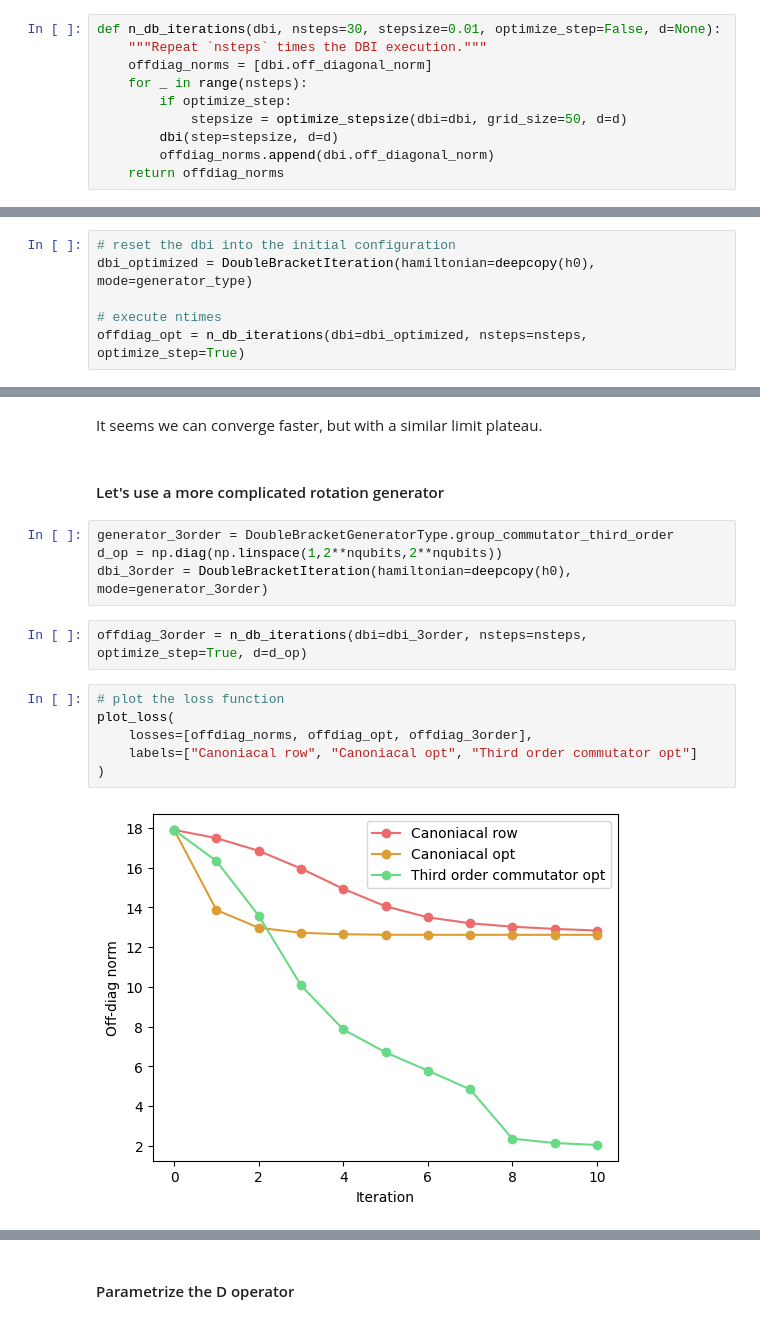
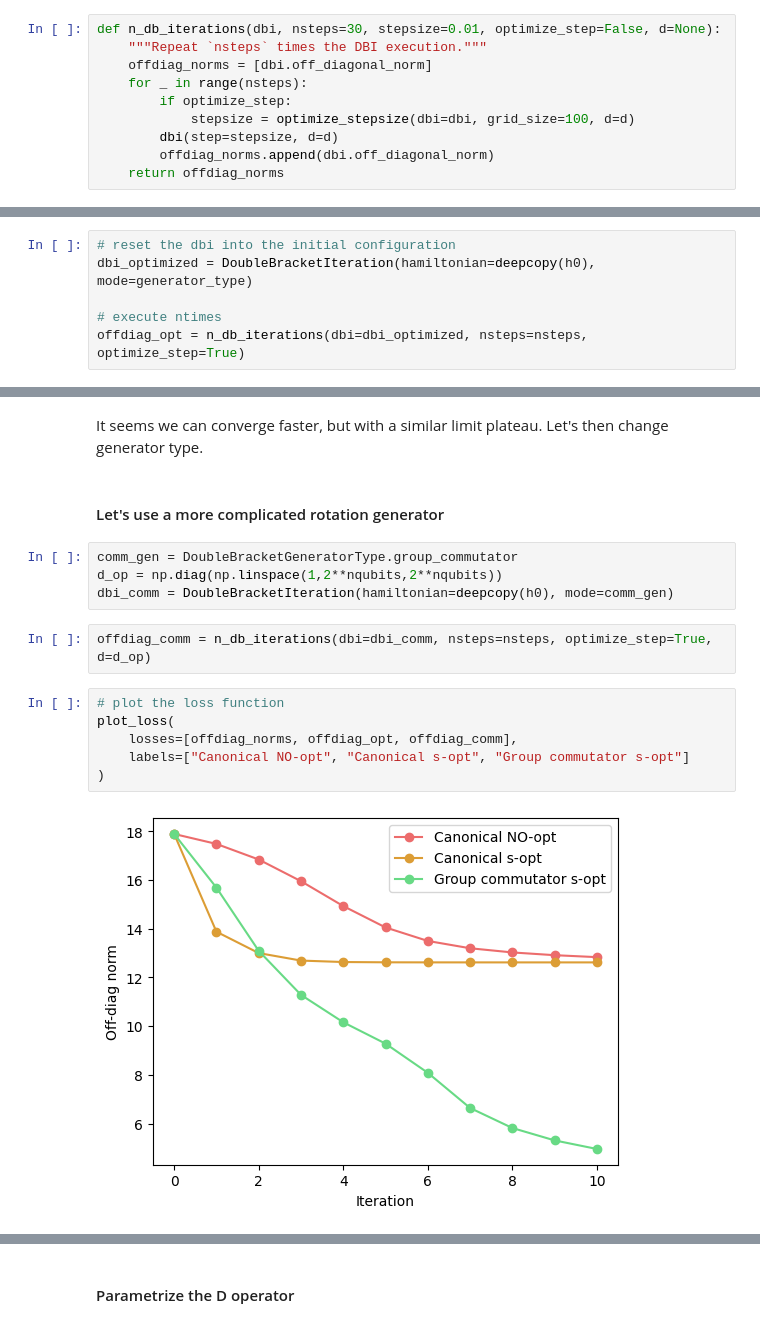
Before and after one commit to MatteoRobbiati/notebooks, a Jupyter notebook: DBQA/dbqa4diagonalization.ipynb, the cells around one changed output, grey strips where cells are left out. Drawn from its saved outputs; the diff is of its cells as text.

```diff
--- a/DBQA/dbqa4diagonalization.ipynb
+++ b/DBQA/dbqa4diagonalization.ipynb
@@ -114,7 +117,7 @@ def n_db_iterations(dbi, nsteps=30, stepsize=0.01, optimize_step=False, d=None):
     offdiag_norms = [dbi.off_diagonal_norm]
     for _ in range(nsteps):
         if optimize_step:
-            stepsize = optimize_stepsize(dbi=dbi, grid_size=50, d=d)
+            stepsize = optimize_stepsize(dbi=dbi, grid_size=100, d=d)
         dbi(step=stepsize, d=d)
         offdiag_norms.append(dbi.off_diagonal_norm)
     return offdiag_norms
@@ -168,19 +171,19 @@ plot_loss(losses=[offdiag_norms, offdiag_opt], labels=["Row", "Optimized"])
 # %% [markdown]
-It seems we can converge faster, but with a similar limit plateau.
+It seems we can converge faster, but with a similar limit plateau. Let's then change generator type.
 # %% [markdown]
 #### Let's use a more complicated rotation generator
 # %%
-generator_3order = DoubleBracketGeneratorType.group_commutator_third_order
+comm_gen = DoubleBracketGeneratorType.group_commutator
 d_op = np.diag(np.linspace(1,2**nqubits,2**nqubits))
-dbi_3order = DoubleBracketIteration(hamiltonian=deepcopy(h0), mode=generator_3order)
+dbi_comm = DoubleBracketIteration(hamiltonian=deepcopy(h0), mode=comm_gen)
 # %%
-offdiag_3order = n_db_iterations(dbi=dbi_3order, nsteps=nsteps, optimize_step=True, d=d_op)
+offdiag_comm = n_db_iterations(dbi=dbi_comm, nsteps=nsteps, optimize_step=True, d=d_op)
 # %%
 # plot the loss function
 plot_loss(
-    losses=[offdiag_norms, offdiag_opt, offdiag_3order],
-    labels=["Canoniacal row", "Canoniacal opt", "Third order commutator opt"]
+    losses=[offdiag_norms, offdiag_opt, offdiag_comm],
+    labels=["Canonical NO-opt", "Canonical s-opt", "Group commutator s-opt"]
 )
 # %% [output]
-[figure, old version]
+[figure, new version]
 # %%
```
Also changed, not shown: parts of 15 cells of this notebook.
